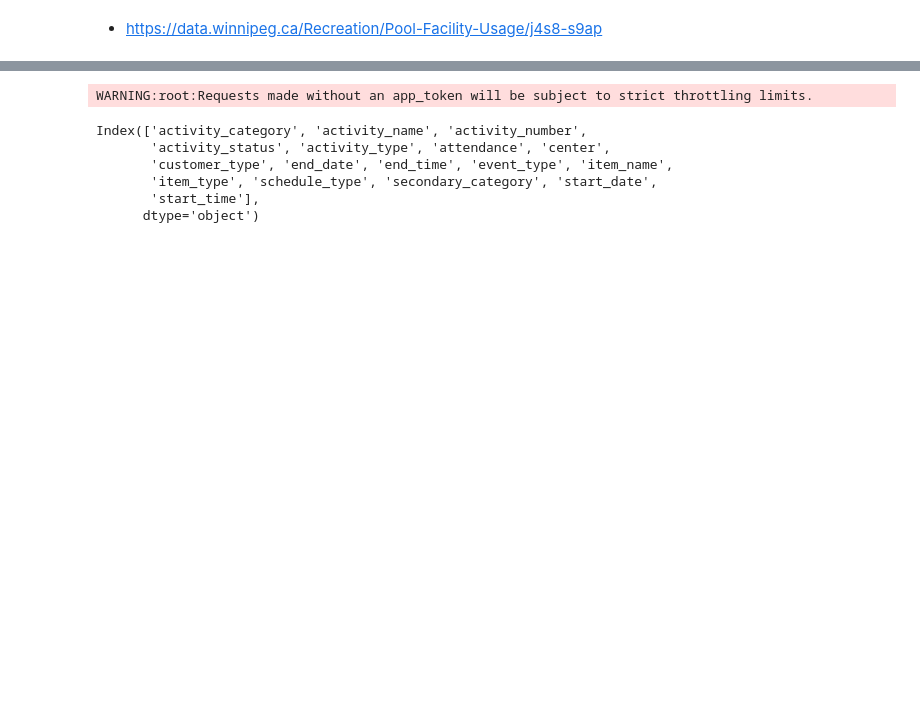
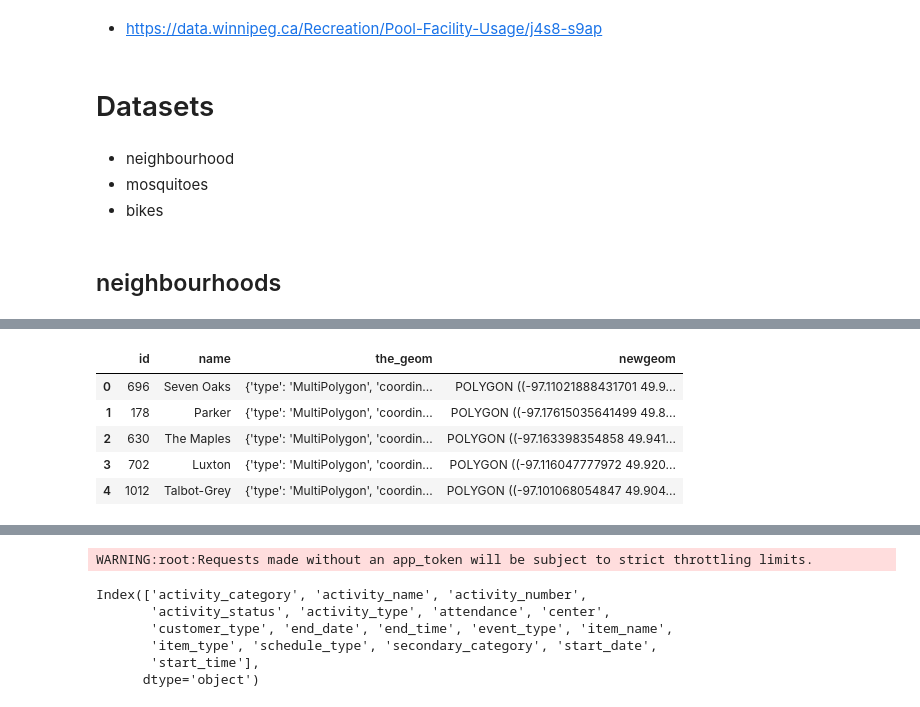
Before and after one commit to ruxi/opendata_hackathon_2018, a Jupyter notebook: Datasets_v2.ipynb, the cells around one changed output, grey strips where cells are left out. Drawn from its saved outputs; the diff is of its cells as text; code cells hidden in the pictures; blank space fills up the shorter version.

```diff
--- a/Datasets_v2.ipynb
+++ b/Datasets_v2.ipynb
@@ -2,3 +2,5 @@
 - https://data.winnipeg.ca/Recreation/Pool-Facility-Usage/j4s8-s9ap
 # %%
 #!pip install sodapy
+# %% [markdown]
+# Datasets
@@ -4,0 +10,17 @@
+# %% [markdown]
+- neighbourhood
+- mosquitoes
+- bikes
+# %% [markdown]
+## neighbourhoods
+# %%
+import shapely.geometry
+from geopandas import GeoDataFrame
+client = Socrata("data.winnipeg.ca", None)
+neighbourhoods = client.get("xaux-29zr", limit=2000)
+neighbourhoods = GeoDataFrame(neighbourhoods)
+newgeom = [shapely.geometry.Polygon(x['coordinates'][0][0]) for x in neighbourhoods.the_geom]
+neighbourhoods['newgeom'] = newgeom
+neighbourhoods = neighbourhoods.set_geometry('newgeom')
+neighbourhoods.head()
+# %% [output]
@@ -4,0 +28,6 @@
+|  | id | name | the_geom | newgeom |
+| 0 | 696 | Seven Oaks | {'type': 'MultiPolygon', 'coordin... | POLYGON ((-97.11021888431701 49.9... |
+| 1 | 178 | Parker | {'type': 'MultiPolygon', 'coordin... | POLYGON ((-97.17615035641499 49.8... |
+| 2 | 630 | The Maples | {'type': 'MultiPolygon', 'coordin... | POLYGON ((-97.163398354858 49.941... |
+| 3 | 702 | Luxton | {'type': 'MultiPolygon', 'coordin... | POLYGON ((-97.116047777972 49.920... |
+| 4 | 1012 | Talbot-Grey | {'type': 'MultiPolygon', 'coordin... | POLYGON ((-97.101068054847 49.904... |
```
Also changed, not shown: parts of 18 cells of this notebook.
